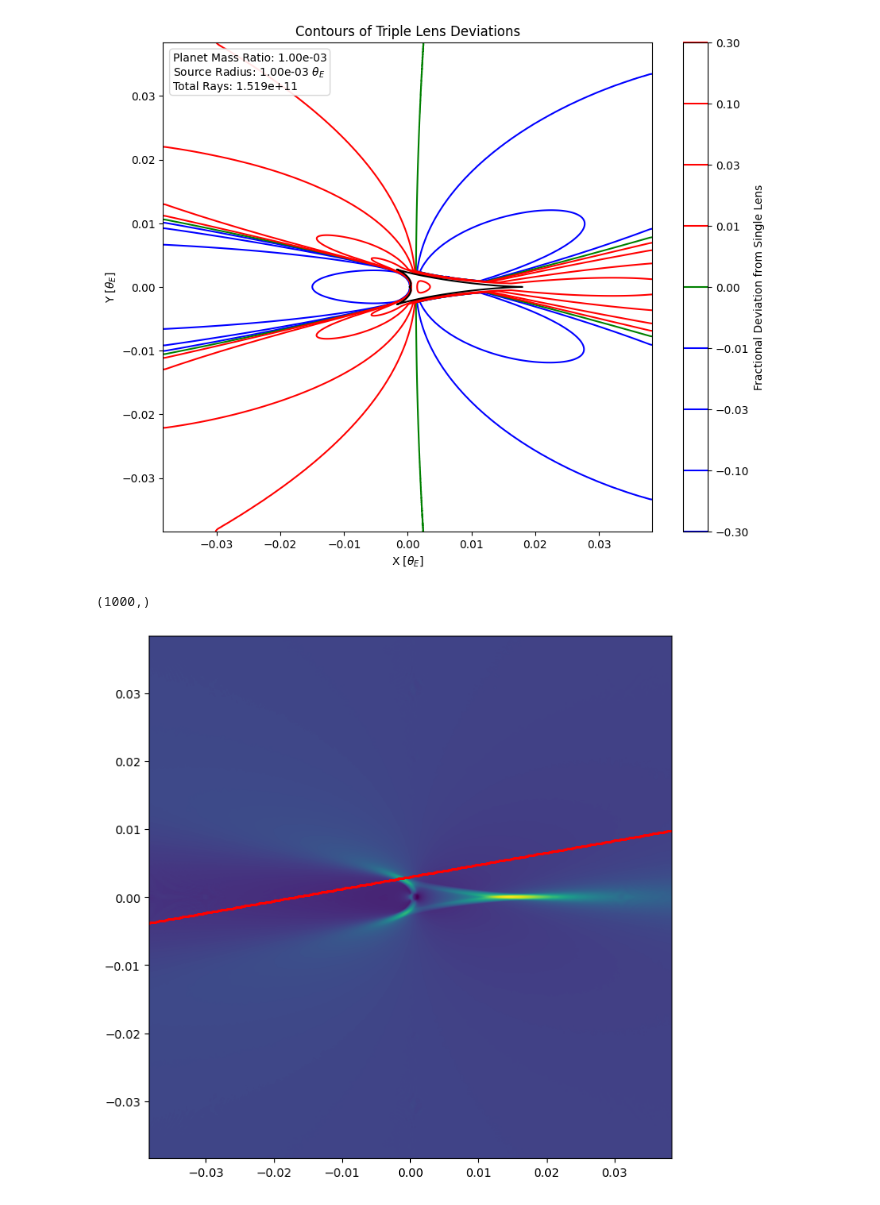
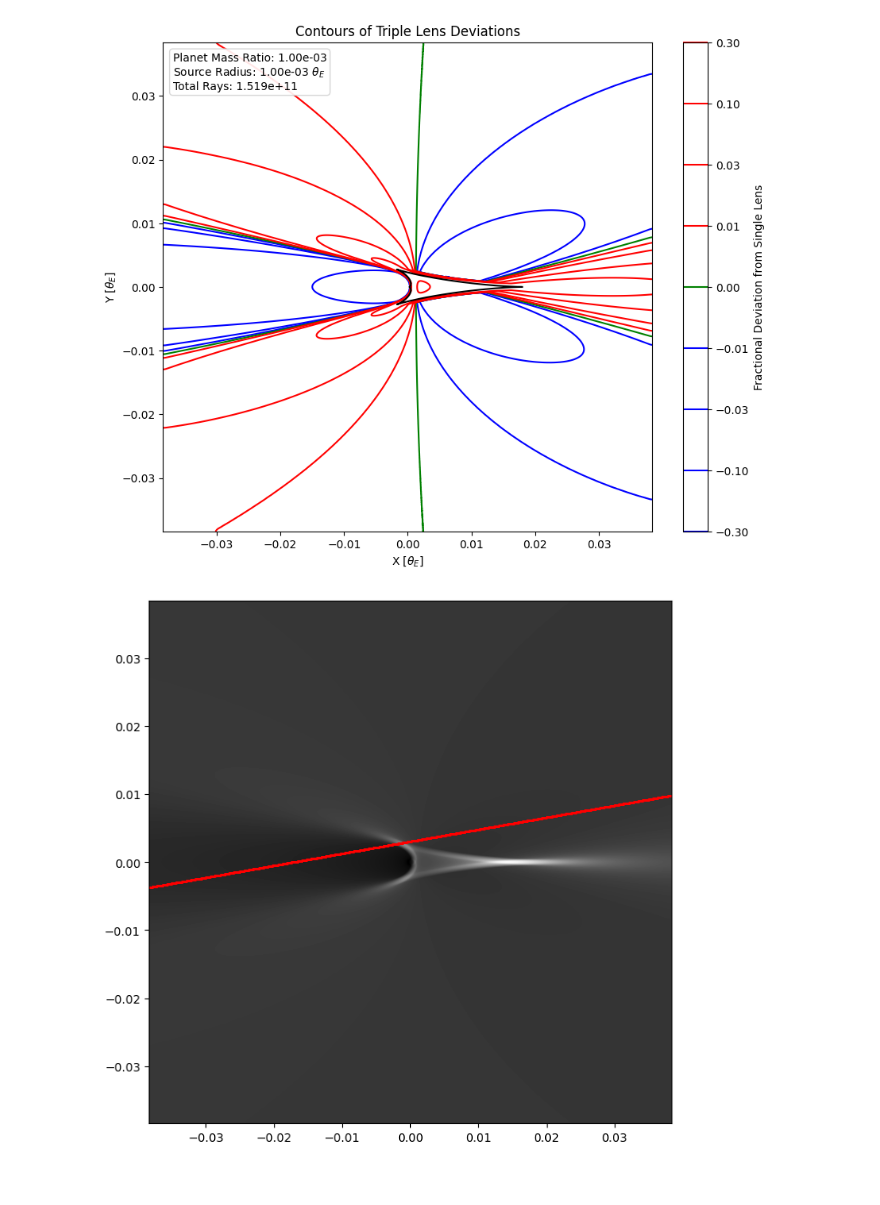
Before and after one commit to saividyud/NBLens, a Jupyter notebook: Unity Analysis/Analysis_6-4.ipynb, the cells around one changed output. Saved outputs shown, nothing was run; the diff lists cells and outputs as text; code cells hidden in the pictures.

```diff
--- a/Unity/Analysis 6-4/Analysis_6-4.ipynb
+++ b/Unity Analysis/Analysis_6-4.ipynb
@@ -201,22 +198,19 @@ plt.show()
 # %%
 # Impact parameter
 u = 0.003
 
 # Angle from x axis
 alpha = 10
 
-intersections, (xs, ys), (tE_start, tE_end), brightnesses = IRSC.IRSCaustics.lightcurve_calculator(u, alpha, ang_width, fractional_deviations)
-
-print(brightnesses.shape)
+intersections, (xs, ys), times, vals = IRSC.IRSCaustics.lightcurve_calculator(u, alpha, ang_width, fractional_deviations)
 
 fig = plt.figure(figsize=(10, 8))
 ax = fig.add_subplot()
 
-ax.imshow(fractional_deviations, extent=[-ang_width/2, ang_width/2, -ang_width/2, ang_width/2])
+ax.imshow(fractional_deviations, extent=[-ang_width/2, ang_width/2, -ang_width/2, ang_width/2], cmap='gray')
 ax.scatter(xs, ys, s=1, color='red')
 
 plt.show()
 # %% [output]
-(1000,)
-[figure, old version]
+[figure, new version]
 # %%
```
Also changed, not shown: parts of 4 cells of this notebook, 29 other files.
